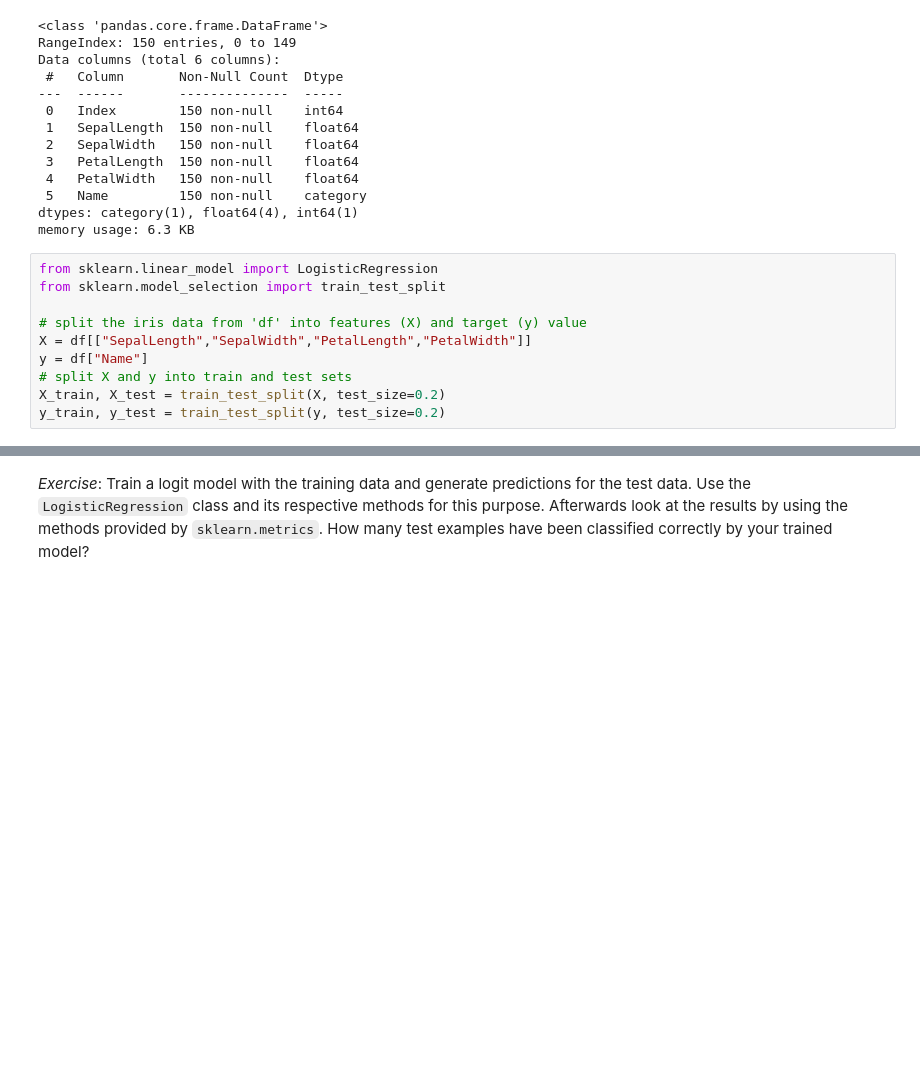
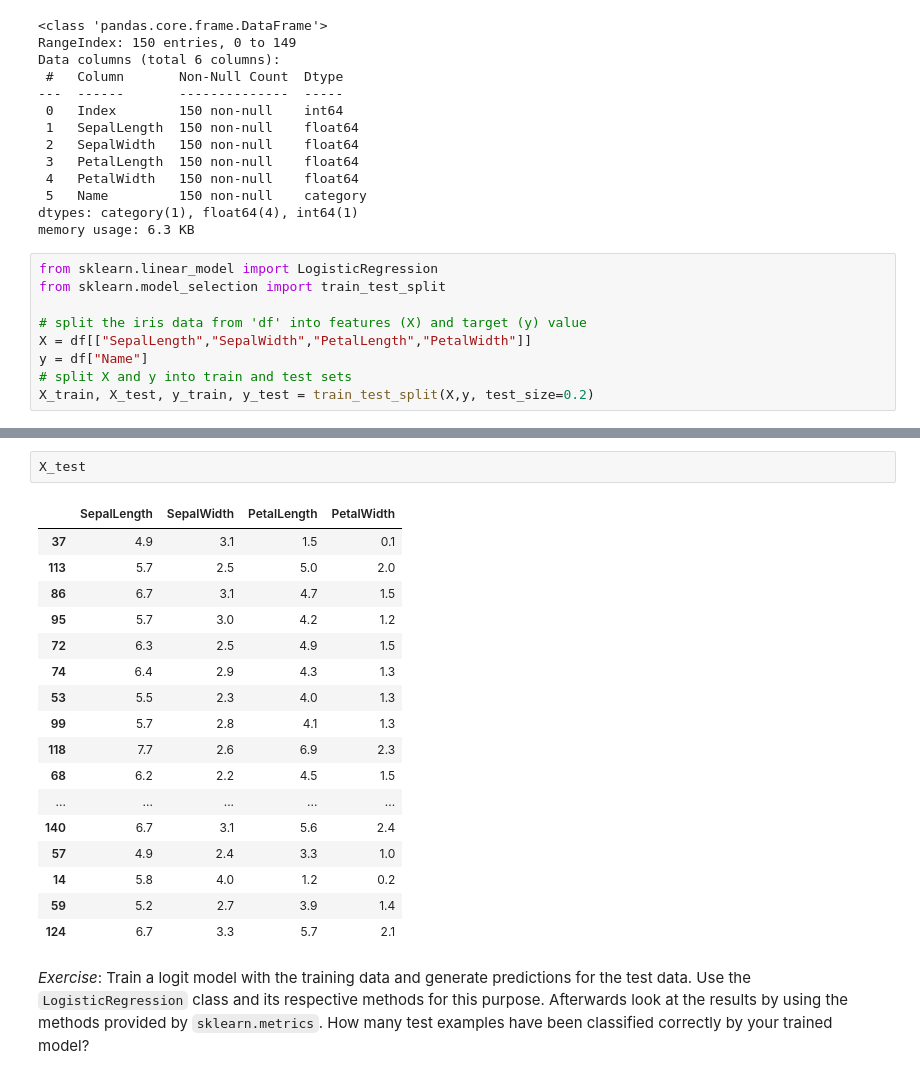
Before and after one commit to luimui/KI-2, a Jupyter notebook: 02_linear_models.ipynb, the cells around one changed output, grey strips where cells are left out. Saved outputs shown, nothing was run; the diff lists cells and outputs as text; blank space fills up the shorter version.

```diff
--- a/02_linear_models.ipynb
+++ b/02_linear_models.ipynb
@@ -288,5 +300,4 @@ from sklearn.model_selection import train_test_split
 X = df[["SepalLength","SepalWidth","PetalLength","PetalWidth"]]
 y = df["Name"]
 # split X and y into train and test sets
-X_train, X_test = train_test_split(X, test_size=0.2)
-y_train, y_test = train_test_split(y, test_size=0.2)
+X_train, X_test, y_train, y_test = train_test_split(X,y, test_size=0.2)
@@ -293,3 +320,23 @@ y_train, y_test = train_test_split(y, test_size=0.2)
+# %%
+X_test
+# %% [output]
+|  | SepalLength | SepalWidth | PetalLength | PetalWidth |
+| 37 | 4.9 | 3.1 | 1.5 | 0.1 |
+| 113 | 5.7 | 2.5 | 5.0 | 2.0 |
+| 86 | 6.7 | 3.1 | 4.7 | 1.5 |
+| 95 | 5.7 | 3.0 | 4.2 | 1.2 |
+| 72 | 6.3 | 2.5 | 4.9 | 1.5 |
+| 74 | 6.4 | 2.9 | 4.3 | 1.3 |
+| 53 | 5.5 | 2.3 | 4.0 | 1.3 |
+| 99 | 5.7 | 2.8 | 4.1 | 1.3 |
+| 118 | 7.7 | 2.6 | 6.9 | 2.3 |
+| 68 | 6.2 | 2.2 | 4.5 | 1.5 |
+| ... | ... | ... | ... | ... |
+| 140 | 6.7 | 3.1 | 5.6 | 2.4 |
+| 57 | 4.9 | 2.4 | 3.3 | 1.0 |
+| 14 | 5.8 | 4.0 | 1.2 | 0.2 |
+| 59 | 5.2 | 2.7 | 3.9 | 1.4 |
+| 124 | 6.7 | 3.3 | 5.7 | 2.1 |
 # %% [markdown]
 *Exercise*: Train a logit model with the training data and generate predictions for the test data. Use the `LogisticRegression` class and its respective methods for this purpose. Afterwards look at the results by using the methods provided by `sklearn.metrics`. How many test examples have been classified correctly by your trained model?
 # %%
```
Also changed, not shown: parts of 7 cells of this notebook.
